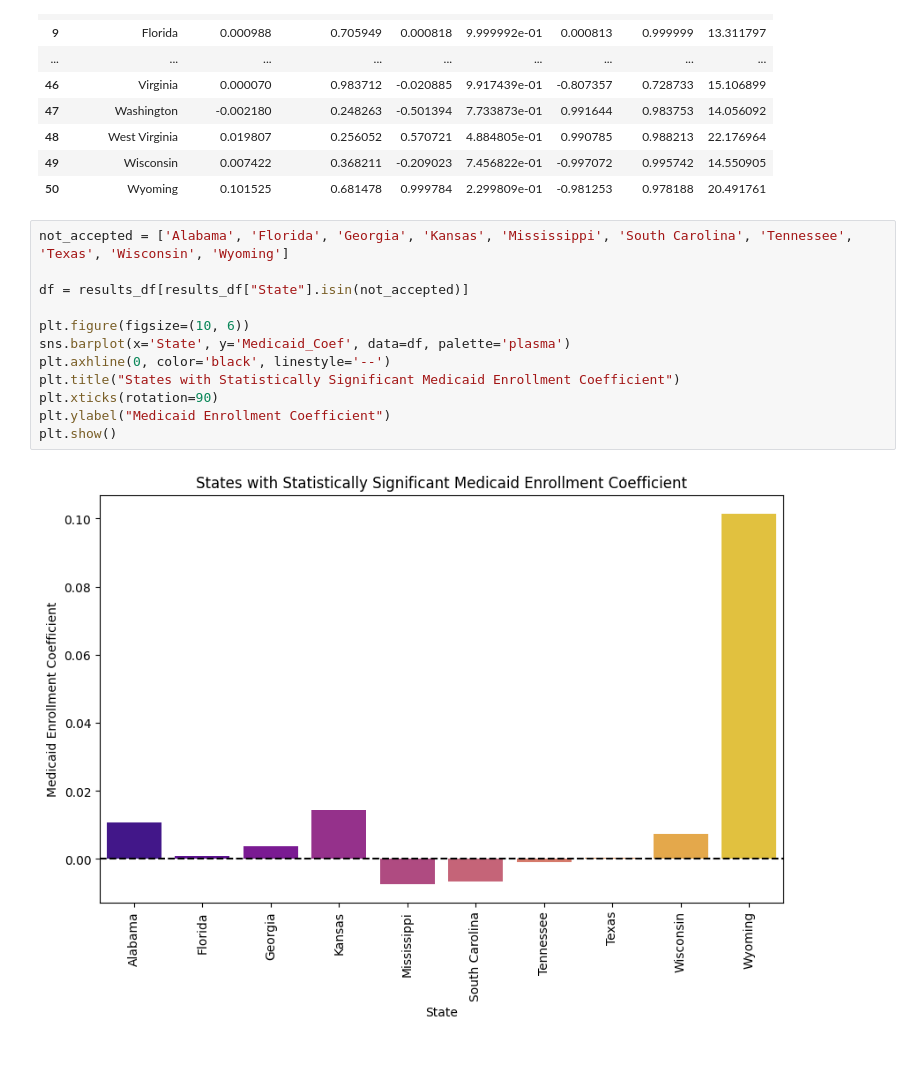
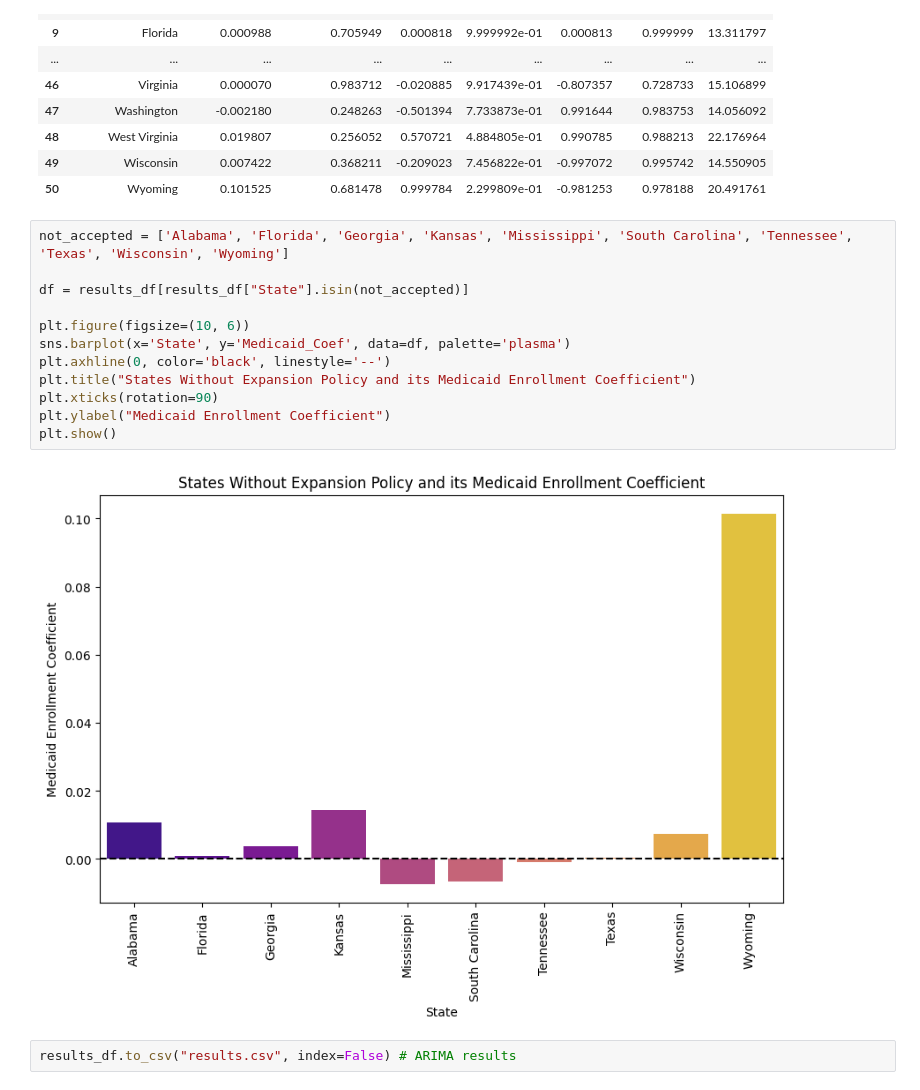
Before and after one commit to anajonicholson/DS4002-Project2, a Jupyter notebook: SCRIPTS/healthcare_analysis.ipynb, the cells around one changed output. Saved outputs shown, nothing was run; the diff lists cells and outputs as text; blank space fills up the shorter version.

```diff
--- a/SCRIPTS/healthcare_analysis.ipynb
+++ b/SCRIPTS/healthcare_analysis.ipynb
@@ -260,14 +260,16 @@ results_df
 # %%
 not_accepted = ['Alabama', 'Florida', 'Georgia', 'Kansas', 'Mississippi', 'South Carolina', 'Tennessee', 'Texas', 'Wisconsin', 'Wyoming']
 
 df = results_df[results_df["State"].isin(not_accepted)]
 
 plt.figure(figsize=(10, 6))
 sns.barplot(x='State', y='Medicaid_Coef', data=df, palette='plasma')
 plt.axhline(0, color='black', linestyle='--')
-plt.title("States with Statistically Significant Medicaid Enrollment Coefficient")
+plt.title("States Without Expansion Policy and its Medicaid Enrollment Coefficient")
 plt.xticks(rotation=90)
 plt.ylabel("Medicaid Enrollment Coefficient")
 plt.show()
 # %% [output]
-[figure, old version]
+[figure, new version]
+# %%
+results_df.to_csv("results.csv", index=False) # ARIMA results
```
Also changed, not shown: parts of 1 cell of this notebook.
